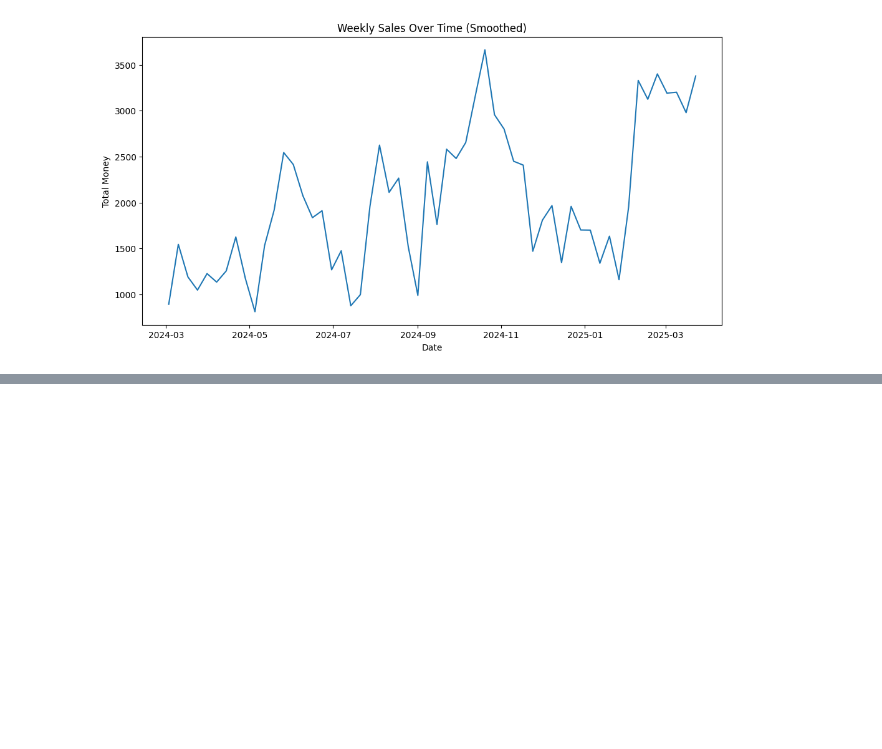
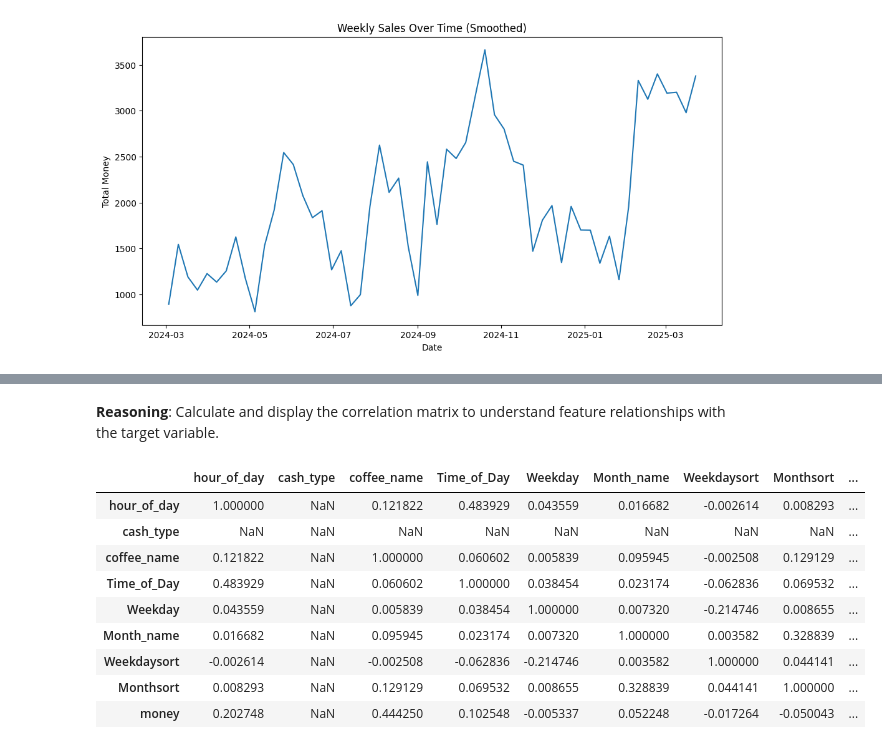
Before and after one commit to kxrrym03/Coffee-Sales, a Jupyter notebook: Coffee_Sales.ipynb, the cells around one changed output, grey strips where cells are left out. Saved outputs shown, nothing was run; the diff lists cells and outputs as text; code cells hidden in the pictures; blank space fills up the shorter version.

```diff
--- a/Coffee_Sales.ipynb
+++ b/Coffee_Sales.ipynb
@@ -163,6 +163,26 @@ plt.show()
 from sklearn.model_selection import train_test_split
 from sklearn.linear_model import LinearRegression
 from sklearn.metrics import mean_squared_error, r2_score, mean_absolute_error
-# %%
-x = df.drop('money', axis=1)
-y = df['money']
+# %%
+from sklearn.preprocessing import LabelEncoder
+
+# Select categorical columns to encode
+categorical_cols = ['cash_type', 'coffee_name', 'Time_of_Day', 'Weekday', 'Month_name']
+
+# Create a dictionary to store the mappings
+encoding_mappings = {}
+
+# Apply Label Encoding to the selected categorical columns and store the mappings
+for col in categorical_cols:
+    le = LabelEncoder()
+    x[col] = le.fit_transform(x[col])
+    encoding_mappings[col] = dict(zip(le.classes_, le.transform(le.classes_)))
+
+# Display the updated DataFrame with label encoded columns
+display(x.head())
+
+# Display the encoding mappings for each column
+for col, mapping in encoding_mappings.items():
+    print(f"Encoding mapping for '{col}':")
+    print(mapping)
+    print("-" * 30)
@@ -169,4 +211,7 @@ y = df['money']
 # %%
 model = LinearRegression()
 # %%
+# Drop 'Date' and 'Time' columns from features
+x = x.drop(['Date', 'Time'], axis=1)
+
 X_train, X_test, y_train, y_test = train_test_split(x, y, test_size=0.2, random_state=42)
@@ -172,0 +239,23 @@ X_train, X_test, y_train, y_test = train_test_split(x, y, test_size=0.2, random_
+# %% [markdown]
+**Reasoning**:
+Calculate and display the correlation matrix to understand feature relationships with the target variable.
+# %%
+# Concatenate features and target variable for correlation calculation
+df_corr = pd.concat([x, y], axis=1)
+
+# Calculate the correlation matrix
+correlation_matrix = df_corr.corr()
+
+# Display the correlation matrix
+display(correlation_matrix)
+# %% [output]
+|  | hour_of_day | cash_type | coffee_name | Time_of_Day | Weekday | Month_name | Weekdaysort | Monthsort | ... |
+| hour_of_day | 1.000000 | NaN | 0.121822 | 0.483929 | 0.043559 | 0.016682 | -0.002614 | 0.008293 | ... |
+| cash_type | NaN | NaN | NaN | NaN | NaN | NaN | NaN | NaN | ... |
+| coffee_name | 0.121822 | NaN | 1.000000 | 0.060602 | 0.005839 | 0.095945 | -0.002508 | 0.129129 | ... |
+| Time_of_Day | 0.483929 | NaN | 0.060602 | 1.000000 | 0.038454 | 0.023174 | -0.062836 | 0.069532 | ... |
+| Weekday | 0.043559 | NaN | 0.005839 | 0.038454 | 1.000000 | 0.007320 | -0.214746 | 0.008655 | ... |
+| Month_name | 0.016682 | NaN | 0.095945 | 0.023174 | 0.007320 | 1.000000 | 0.003582 | 0.328839 | ... |
+| Weekdaysort | -0.002614 | NaN | -0.002508 | -0.062836 | -0.214746 | 0.003582 | 1.000000 | 0.044141 | ... |
+| Monthsort | 0.008293 | NaN | 0.129129 | 0.069532 | 0.008655 | 0.328839 | 0.044141 | 1.000000 | ... |
+| money | 0.202748 | NaN | 0.444250 | 0.102548 | -0.005337 | 0.052248 | -0.017264 | -0.050043 | ... |
```
Also changed, not shown: parts of 41 cells of this notebook.
